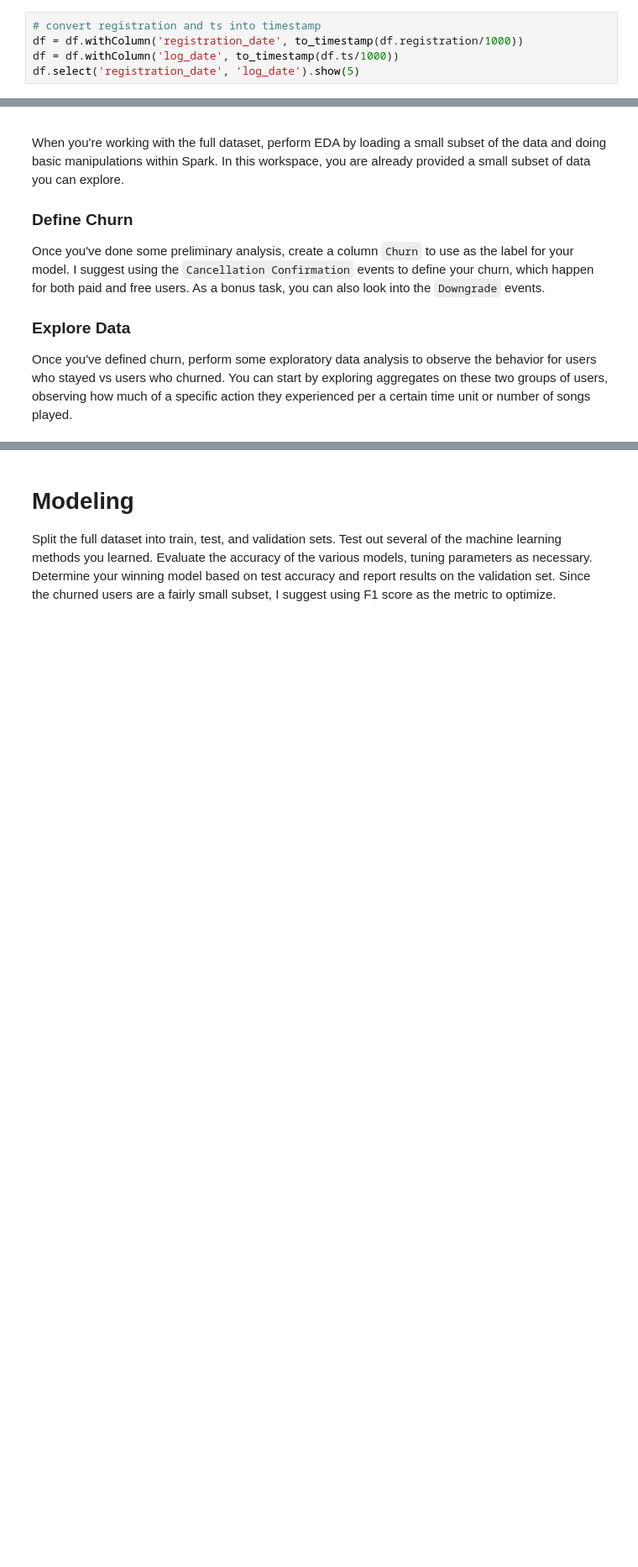
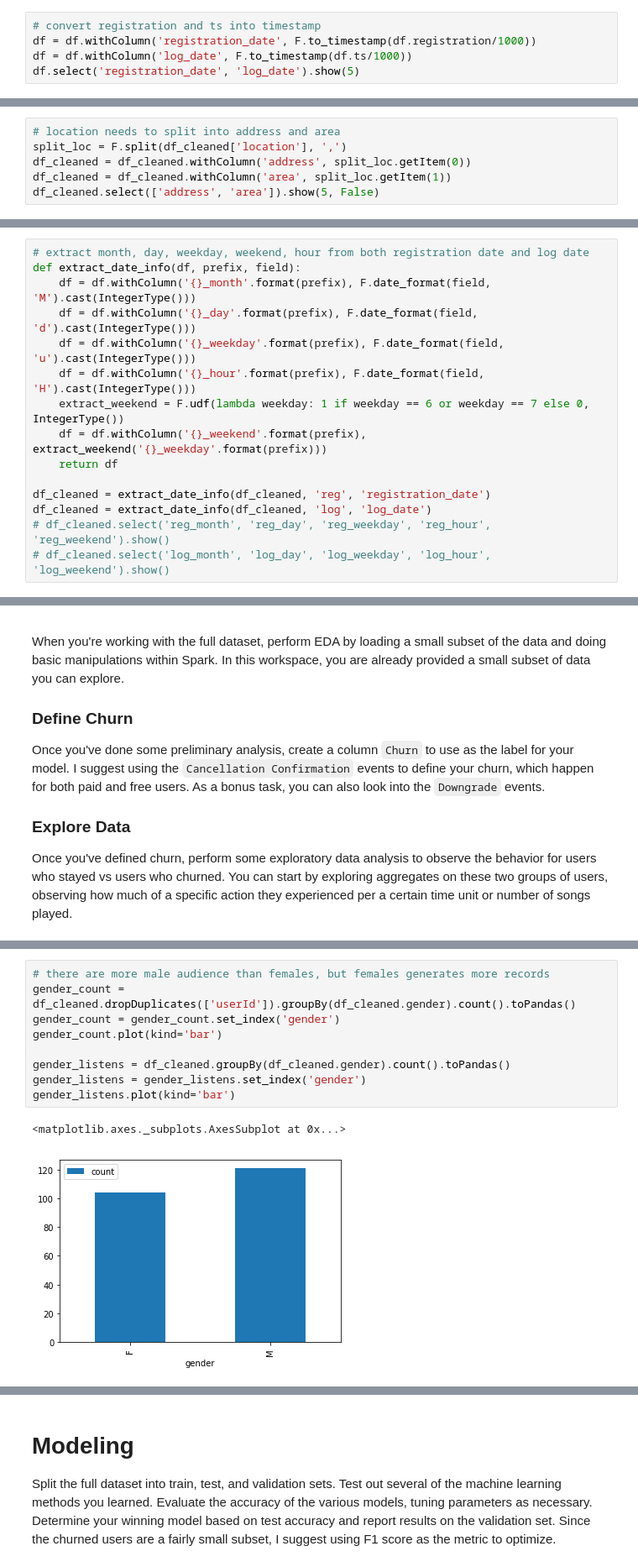
Before and after one commit to leesper/dsnd-sparkify, a Jupyter notebook: Sparkify.ipynb, the cells around one changed output, grey strips where cells are left out. Shown at 84% size. Cells and saved outputs as stored; diff of their text form; blank space fills up the shorter version.

```diff
--- a/Sparkify.ipynb
+++ b/Sparkify.ipynb
@@ -59,8 +65,8 @@ df.show(5)
 only showing top 5 rows
 # %%
 # convert registration and ts into timestamp
-df = df.withColumn('registration_date', to_timestamp(df.registration/1000))
-df = df.withColumn('log_date', to_timestamp(df.ts/1000))
+df = df.withColumn('registration_date', F.to_timestamp(df.registration/1000))
+df = df.withColumn('log_date', F.to_timestamp(df.ts/1000))
 df.select('registration_date', 'log_date').show(5)
 # %% [output]
 +-------------------+-------------------+
@@ -106,3 +125,9 @@ df_cleaned = df.where("userId is not null and userId <> ''")
 df_cleaned.count()
 # %% [output]
 278154
+# %%
+# location needs to split into address and area
+split_loc = F.split(df_cleaned['location'], ',')
+df_cleaned = df_cleaned.withColumn('address', split_loc.getItem(0))
+df_cleaned = df_cleaned.withColumn('area', split_loc.getItem(1))
+df_cleaned.select(['address', 'area']).show(5, False)
@@ -108,0 +145,15 @@ df_cleaned.count()
+# %%
+# extract month, day, weekday, weekend, hour from both registration date and log date
+def extract_date_info(df, prefix, field):
+    df = df.withColumn('{}_month'.format(prefix), F.date_format(field, 'M').cast(IntegerType()))
+    df = df.withColumn('{}_day'.format(prefix), F.date_format(field, 'd').cast(IntegerType()))
+    df = df.withColumn('{}_weekday'.format(prefix), F.date_format(field, 'u').cast(IntegerType()))
+    df = df.withColumn('{}_hour'.format(prefix), F.date_format(field, 'H').cast(IntegerType()))
+    extract_weekend = F.udf(lambda weekday: 1 if weekday == 6 or weekday == 7 else 0, IntegerType())
+    df = df.withColumn('{}_weekend'.format(prefix), extract_weekend('{}_weekday'.format(prefix)))
+    return df
+
+df_cleaned = extract_date_info(df_cleaned, 'reg', 'registration_date')
+df_cleaned = extract_date_info(df_cleaned, 'log', 'log_date')
+# df_cleaned.select('reg_month', 'reg_day', 'reg_weekday', 'reg_hour', 'reg_weekend').show()
+# df_cleaned.select('log_month', 'log_day', 'log_weekday', 'log_hour', 'log_weekend').show()
@@ -118,0 +210,12 @@ Once you've defined churn, perform some exploratory data analysis to observe the
+# %%
+# there are more male audience than females, but females generates more records
+gender_count = df_cleaned.dropDuplicates(['userId']).groupBy(df_cleaned.gender).count().toPandas()
+gender_count = gender_count.set_index('gender')
+gender_count.plot(kind='bar')
+
+gender_listens = df_cleaned.groupBy(df_cleaned.gender).count().toPandas()
+gender_listens = gender_listens.set_index('gender')
+gender_listens.plot(kind='bar')
+# %% [output]
+<matplotlib.axes._subplots.AxesSubplot at 0x...>
+[figure, added]
```
Also changed, not shown: parts of 19 cells of this notebook.
